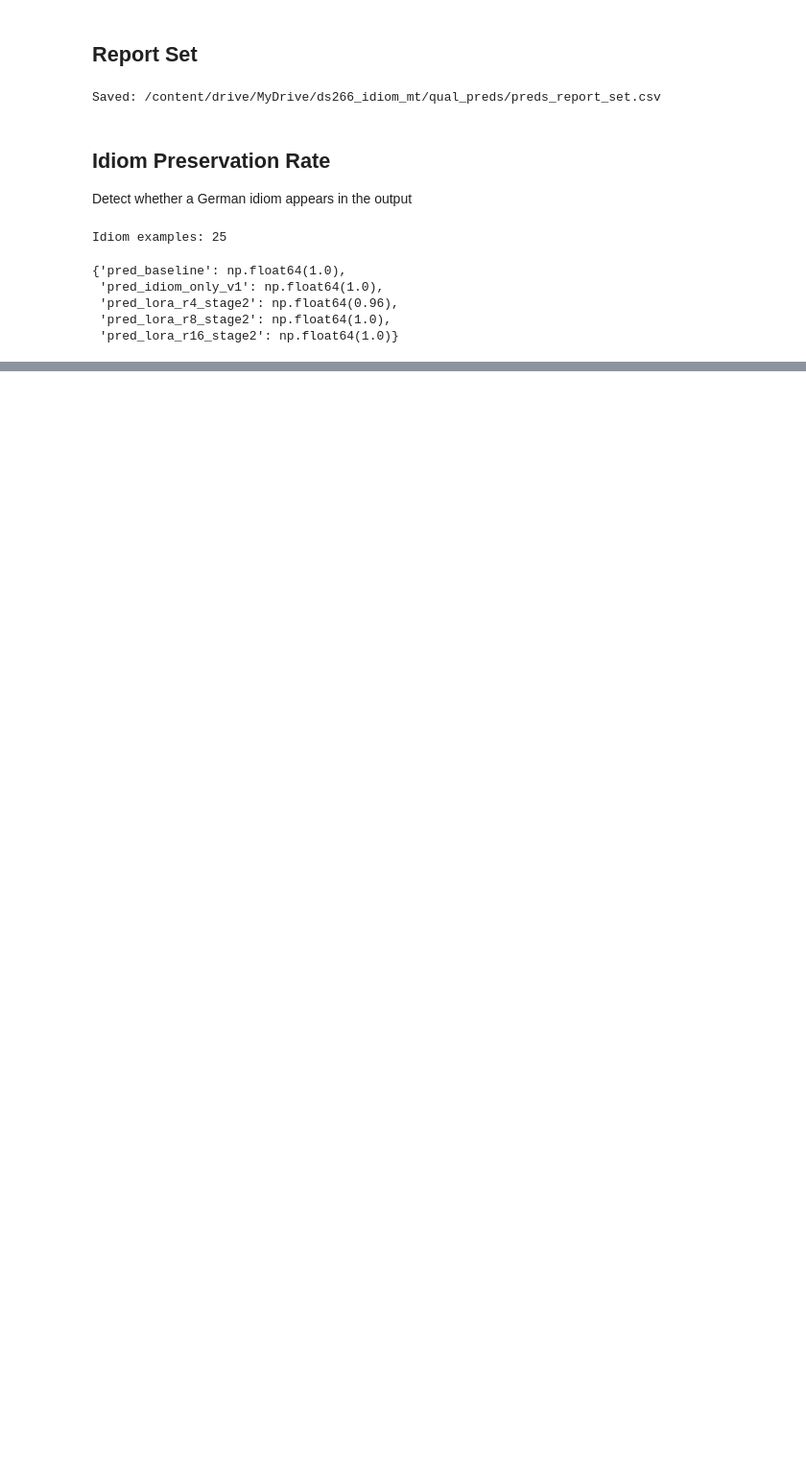
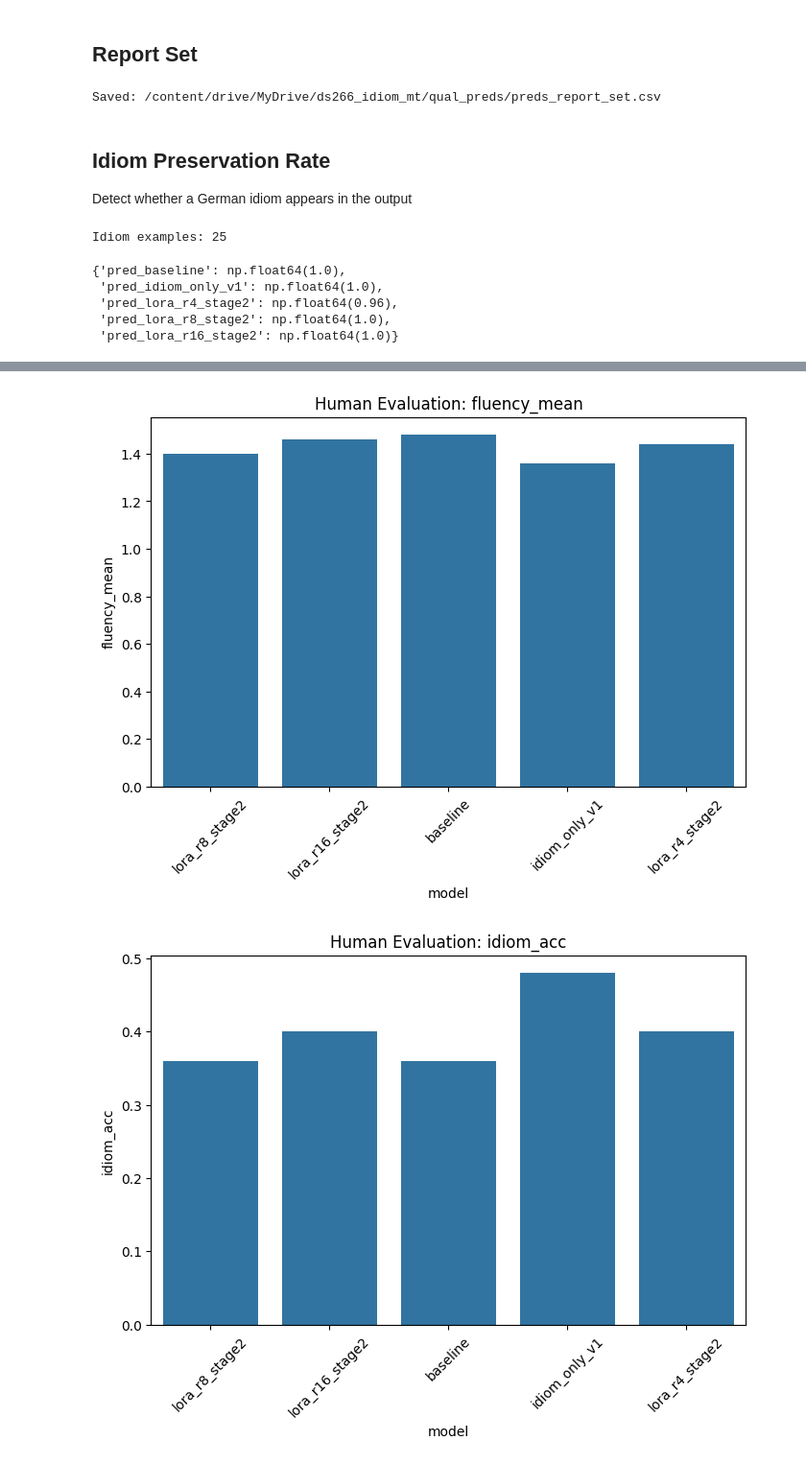
Before and after one commit to auntiepersilla/Idiom_Aware_MT_Finetuning_EN-DE, a Jupyter notebook: notebooks/20_preds_idiom_aware_MT_top5_sentence_predictions.ipynb, the cells around one changed output, grey strips where cells are left out. Shown at 96% size. Cells and saved outputs as stored; diff of their text form; code cells hidden in the pictures; blank space fills up the shorter version.

```diff
--- a/notebooks/20_preds_idiom_aware_MT_top5_sentence_predictions.ipynb
+++ b/notebooks/20_preds_idiom_aware_MT_top5_sentence_predictions.ipynb
@@ -718,0 +771,16 @@ preservation_results
+# %%
+with open(MAPPING_PATH, "r", encoding="utf-8") as f:
+    mapping_blob = json.load(f)
+
+mapping_by_id = mapping_blob["mapping_by_example_id"]
+
+# detect letters present (A..E) based on columns
+letters = sorted({c.split("_")[-1] for c in annot.columns if c.startswith("output_")})
+print("Detected outputs:", letters)
+
+def model_for(example_id, letter):
+    return mapping_by_id[str(int(example_id))][f"output_{letter}"]
+
+# quick spot-check for first row
+eid0 = int(annot.loc[0, "example_id"])
+print("Example", eid0, {L: model_for(eid0, L) for L in letters})
@@ -718,0 +903,12 @@ preservation_results
+# %%
+metrics = ["fluency_mean", "idiom_acc"]
+
+for m in metrics:
+    plt.figure(figsize=(8,5))
+    sns.barplot(data=overall, x="model", y=m)
+    plt.title(f"Human Evaluation: {m}")
+    plt.xticks(rotation=45)
+    plt.show()
+# %% [output]
+[figure, added]
+[figure, added]
```
Also changed, not shown: parts of 26 cells of this notebook.
